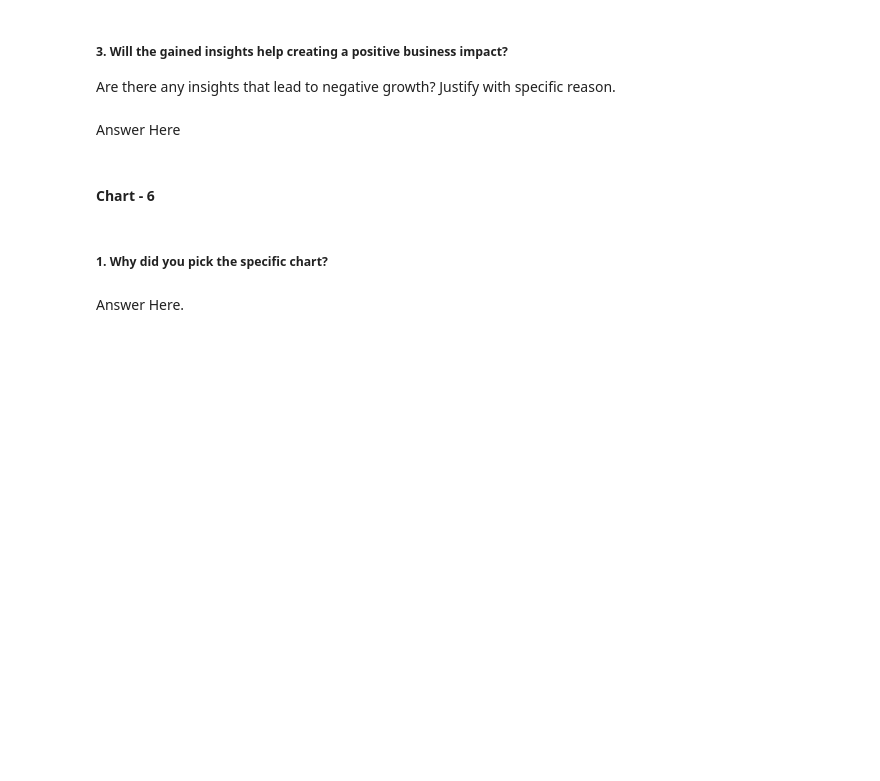
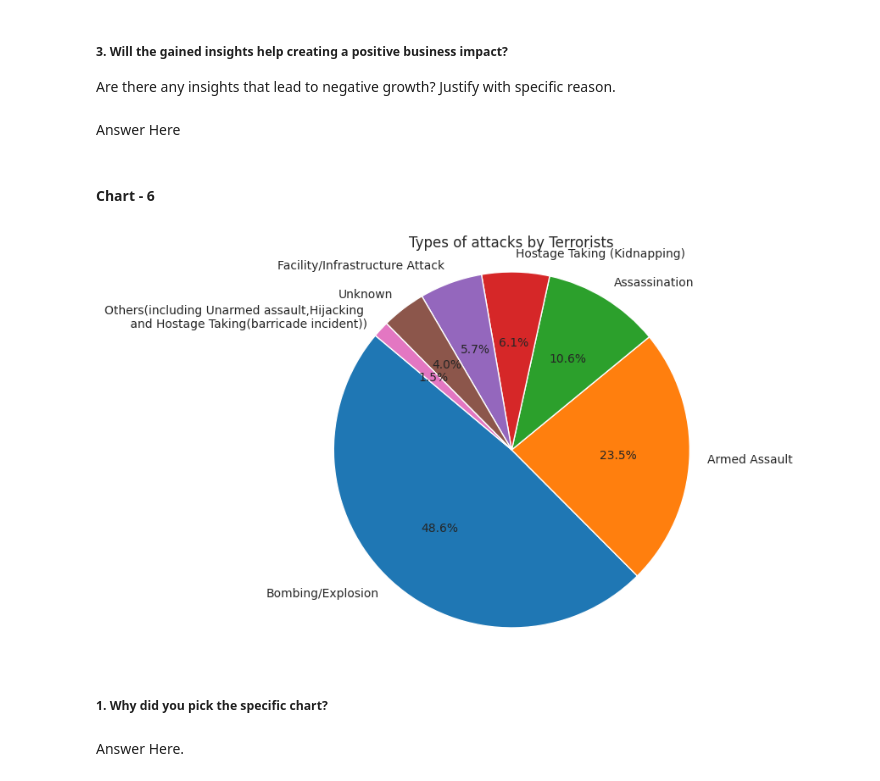
Before and after one commit to vishalrana00007/Global-Terrorism-Database-Capstone-Project, a Jupyter notebook: Global_terrorism_analysis(Capstone_project)Module_2.ipynb, the cells around one changed output. Cells and saved outputs as stored; diff of their text form; code cells hidden in the pictures; blank space fills up the shorter version.

```diff
--- a/Global_terrorism_analysis(Capstone_project)Module_2.ipynb
+++ b/Global_terrorism_analysis(Capstone_project)Module_2.ipynb
@@ -487,3 +474,22 @@ Answer Here
+# %%
+# Chart - 6 visualization code
+# Define the categories you want to combine
+reassign_values = {"Unarmed Assault", "Hostage Taking (Barricade Incident)", "Hijacking"}
+
+# Create a new column 'Reassinged_Category' where 'Unarmed Assault', 'Hostage Taking (Barricade Incident)', and 'Hijacking' are grouped as 'Other'
+tr_df['Reassigned_Weapon_Type'] = tr_df['AttackType'].apply(lambda x: "Others(including Unarmed assault,Hijacking \n and Hostage Taking(barricade incident))" if x in reassign_values else x)
+
+# Get the value counts again
+attack_types = tr_df['Reassigned_Weapon_Type'].value_counts()
+
+# Plot
+plt.figure(figsize=(10, 6))
+plt.pie(attack_types, labels=attack_types.index, autopct='%1.1f%%', startangle=140)
+plt.title('Types of attacks by Terrorists')
+plt.axis('equal')  # Equal aspect ratio ensures pie chart is circular.
+plt.show()
+# %% [output]
+[figure, added]
 # %% [markdown]
 ##### 1. Why did you pick the specific chart?
 # %% [markdown]
```
Also changed, not shown: parts of 15 cells of this notebook.
